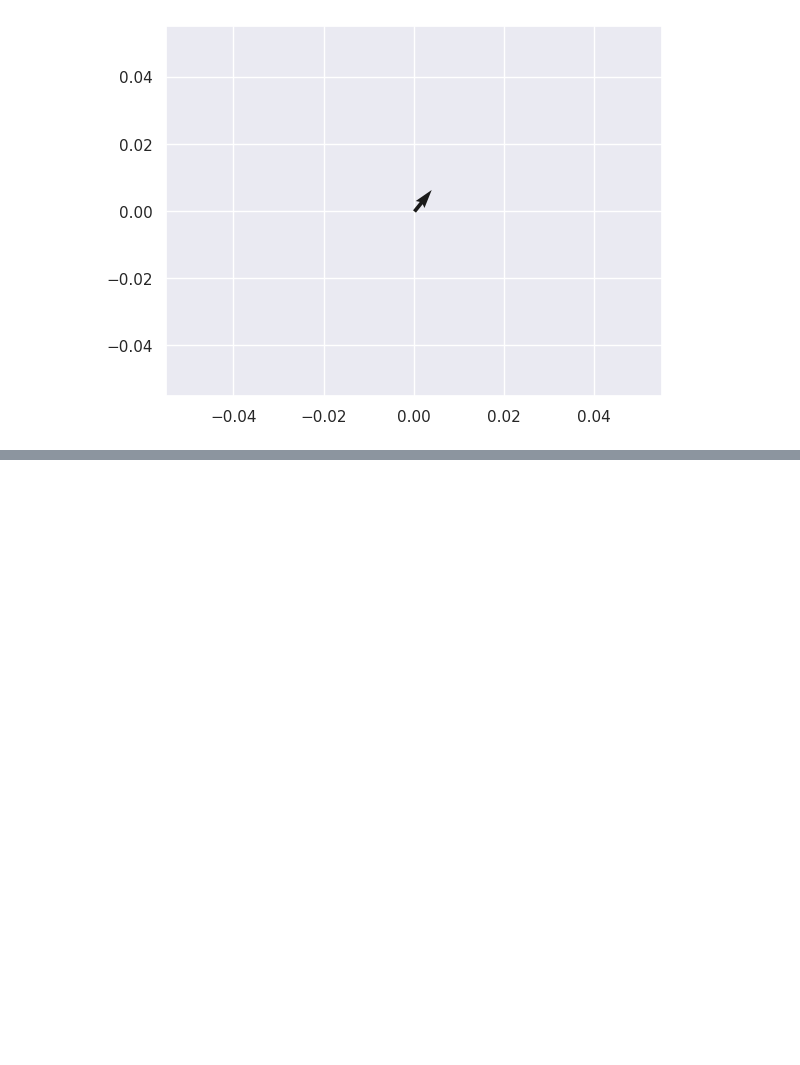
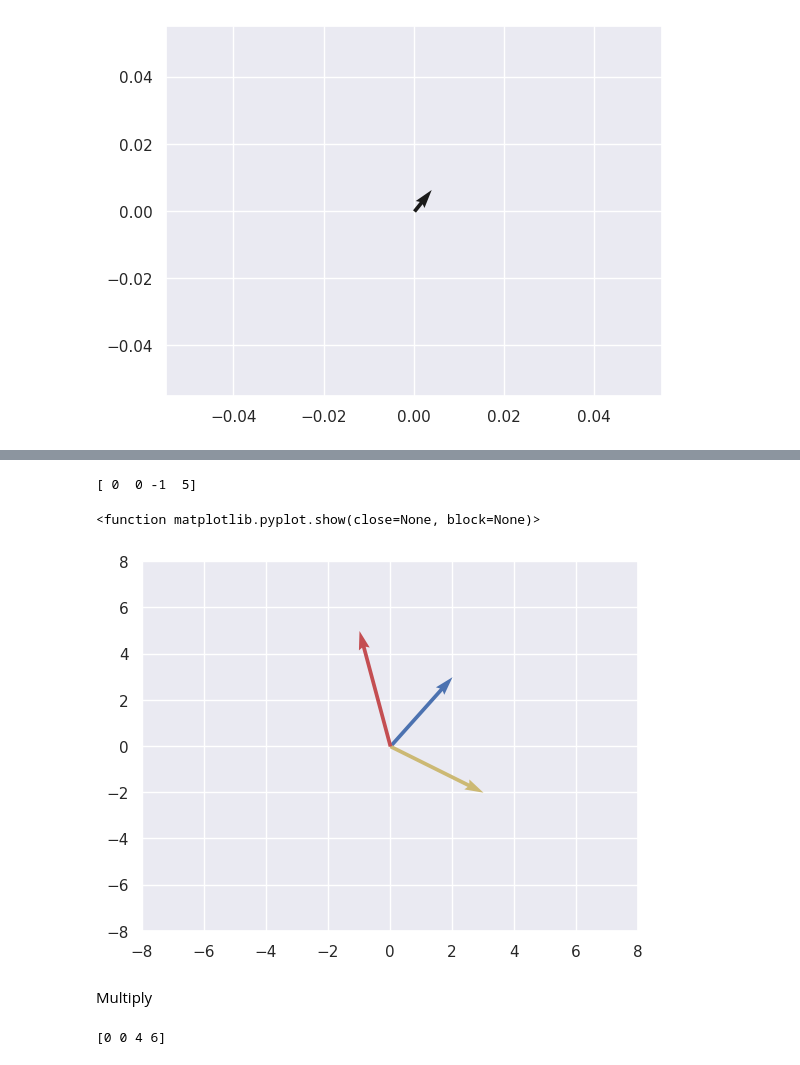
Before and after one commit to nivin77789/ML, a Jupyter notebook: week_11.ipynb, the cells around one changed output, grey strips where cells are left out. Drawn from its saved outputs; the diff is of its cells as text; code cells hidden in the pictures; blank space fills up the shorter version.

```diff
--- a/week_11.ipynb
+++ b/week_11.ipynb
@@ -13,0 +52,25 @@ plt.show()
+# %%
+v1= np.array([0,0,2,3])
+v2= np.array([0,0,3,-2])
+res=v1-v2
+print(res)
+# %% [output]
+[ 0  0 -1  5]
+# %%
+plt.quiver(0,0,2,3, scale_units='xy', angles='xy',scale=1, color='b')
+plt.quiver(0,0,3,-2, scale_units='xy', angles='xy',scale=1, color='y')
+plt.quiver(0,0,-1,5, scale_units='xy', angles='xy',scale=1, color='r')
+plt.xlim(-8,8)
+plt.ylim(-8,8)
+plt.show
+# %% [output]
+<function matplotlib.pyplot.show(close=None, block=None)>
+[figure, added]
+# %% [markdown]
+Multiply
+# %%
+v1= np.array([0,0,2,3])
+v2= 2*v1
+print(v2)
+# %% [output]
+[0 0 4 6]
```
Also changed, not shown: parts of 9 cells of this notebook.
